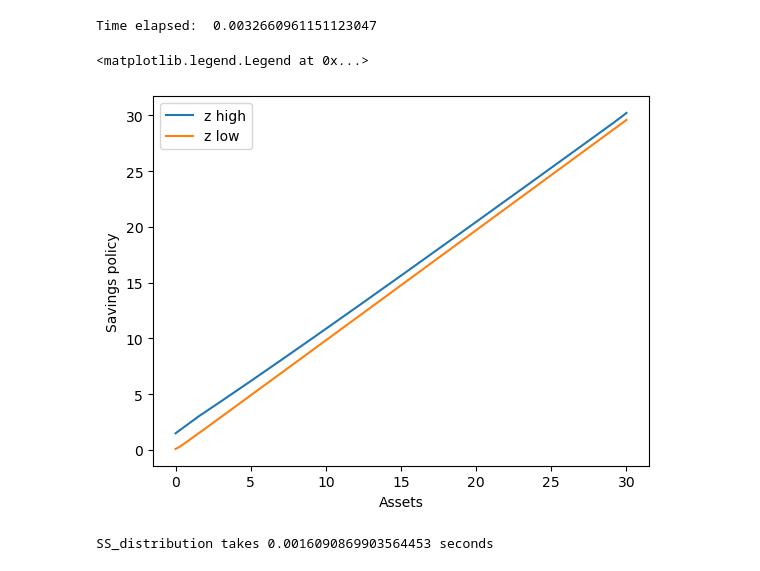
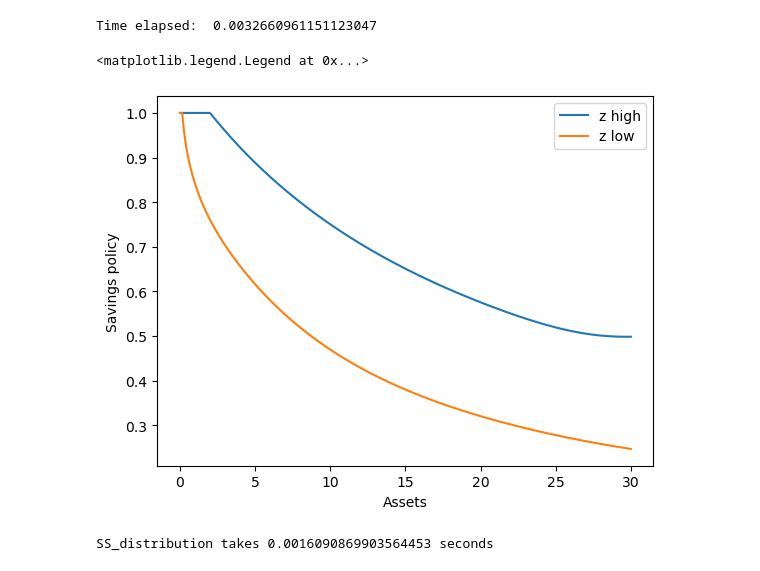
Before and after one commit to john-p-ryan/computation_2024, a Jupyter notebook: Bequests/execute_beqests.ipynb, the cells around one changed output. Drawn from its saved outputs; the diff is of its cells as text; code cells hidden in the pictures.

```diff
--- a/Bequests/execute_beqests.ipynb
+++ b/Bequests/execute_beqests.ipynb
@@ -70,13 +70,13 @@ Time elapsed:  0.0032660961151123047
 # %%
 # plot b_policy against b_grid
 plt.figure()
-plt.plot(b_grid, b_policy[30], label=('z high', 'z low'))
+plt.plot(b_grid, n_policy[10], label=('z high', 'z low'))
 plt.xlabel('Assets')
 plt.ylabel('Savings policy')
 plt.legend()
 # %% [output]
 <matplotlib.legend.Legend at 0x...>
-[figure, old version]
+[figure, new version]
 # %%
 begin = time.time()
 h = SS_distribution(og, b_policy)
```
Also changed, not shown: parts of 3 cells of this notebook, 4 other files.
